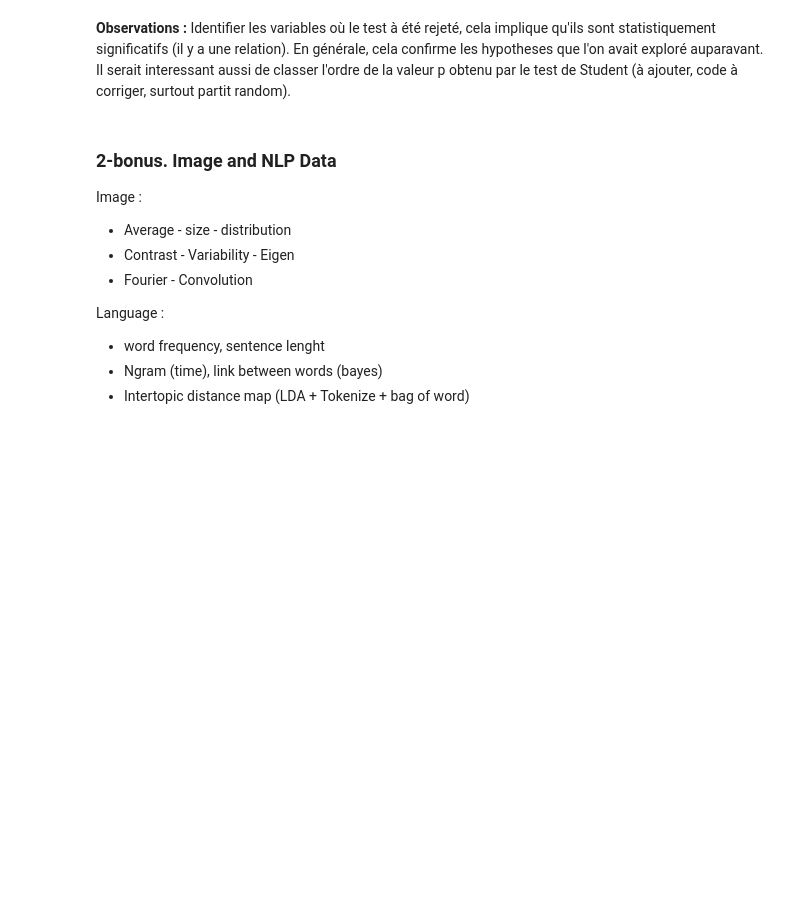
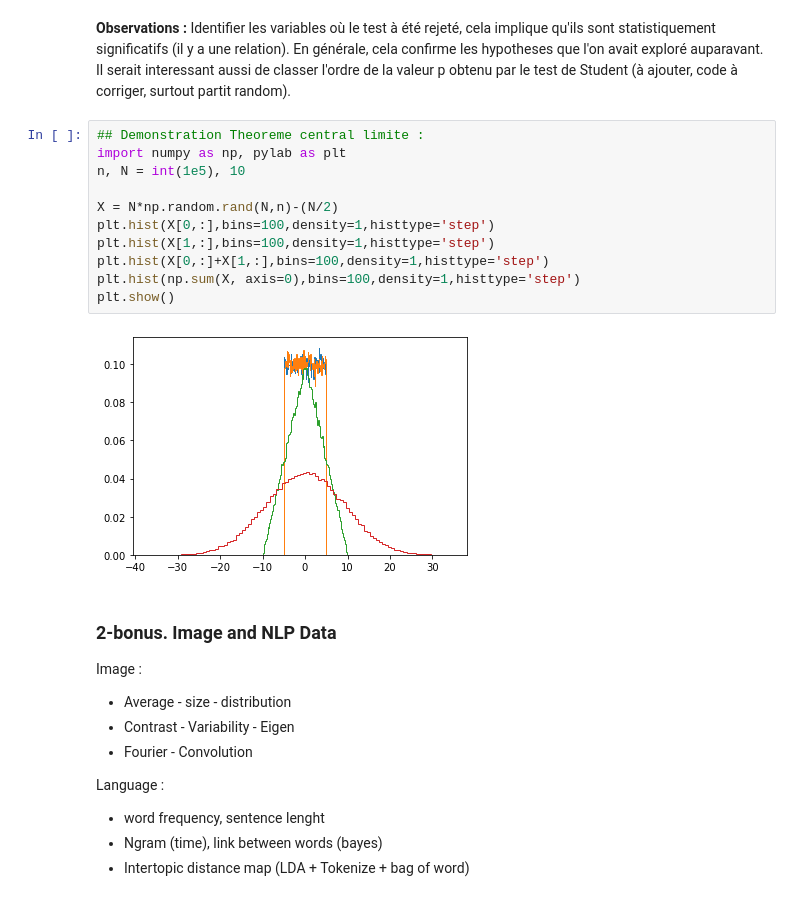
Before and after one commit to fabienfrfr/off-topic, a Jupyter notebook: Template_Data-Science_.ipynb, the cells around one changed output. Cells and saved outputs as stored; diff of their text form; blank space fills up the shorter version.

```diff
--- a/Template_Data-Science_.ipynb
+++ b/Template_Data-Science_.ipynb
@@ -456,6 +456,19 @@ for col in feature_columns :
 print("\n Nombres d'hypothèses rejeté : " + str(len(variables)))
 # %% [markdown]
 **Observations :** Identifier les variables où le test à été rejeté, cela implique qu'ils sont statistiquement significatifs (il y a une relation). En générale, cela confirme les hypotheses que l'on avait exploré auparavant. Il serait interessant aussi de classer l'ordre de la valeur p obtenu par le test de Student (à ajouter, code à corriger, surtout partit random).
+# %%
+## Demonstration Theoreme central limite :
+import numpy as np, pylab as plt
+n, N = int(1e5), 10
+
+X = N*np.random.rand(N,n)-(N/2)
+plt.hist(X[0,:],bins=100,density=1,histtype='step')
+plt.hist(X[1,:],bins=100,density=1,histtype='step')
+plt.hist(X[0,:]+X[1,:],bins=100,density=1,histtype='step')
+plt.hist(np.sum(X, axis=0),bins=100,density=1,histtype='step')
+plt.show()
+# %% [output]
+[figure, added]
 # %% [markdown]
 ### 2-bonus. Image and NLP Data
 
```
